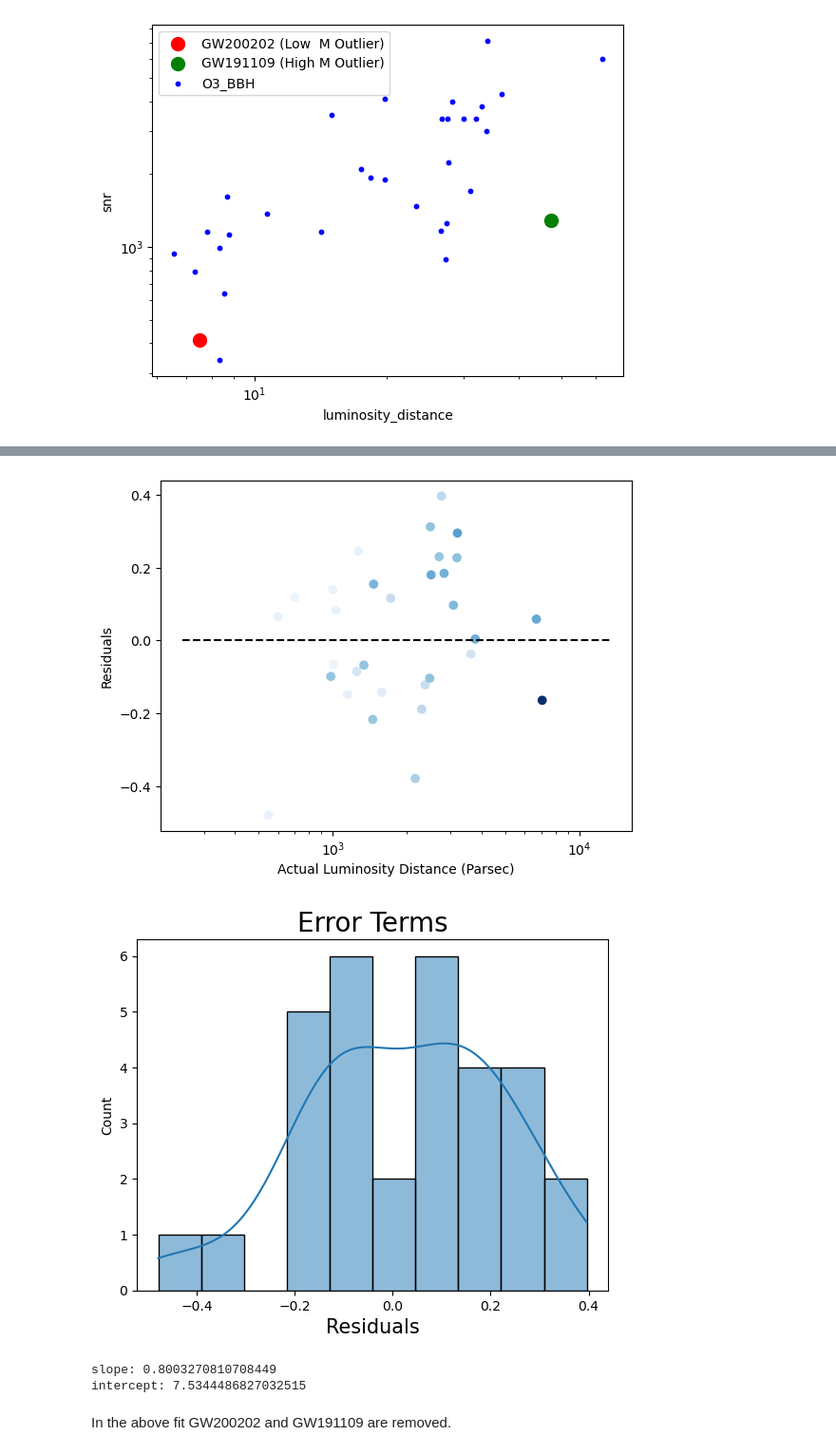
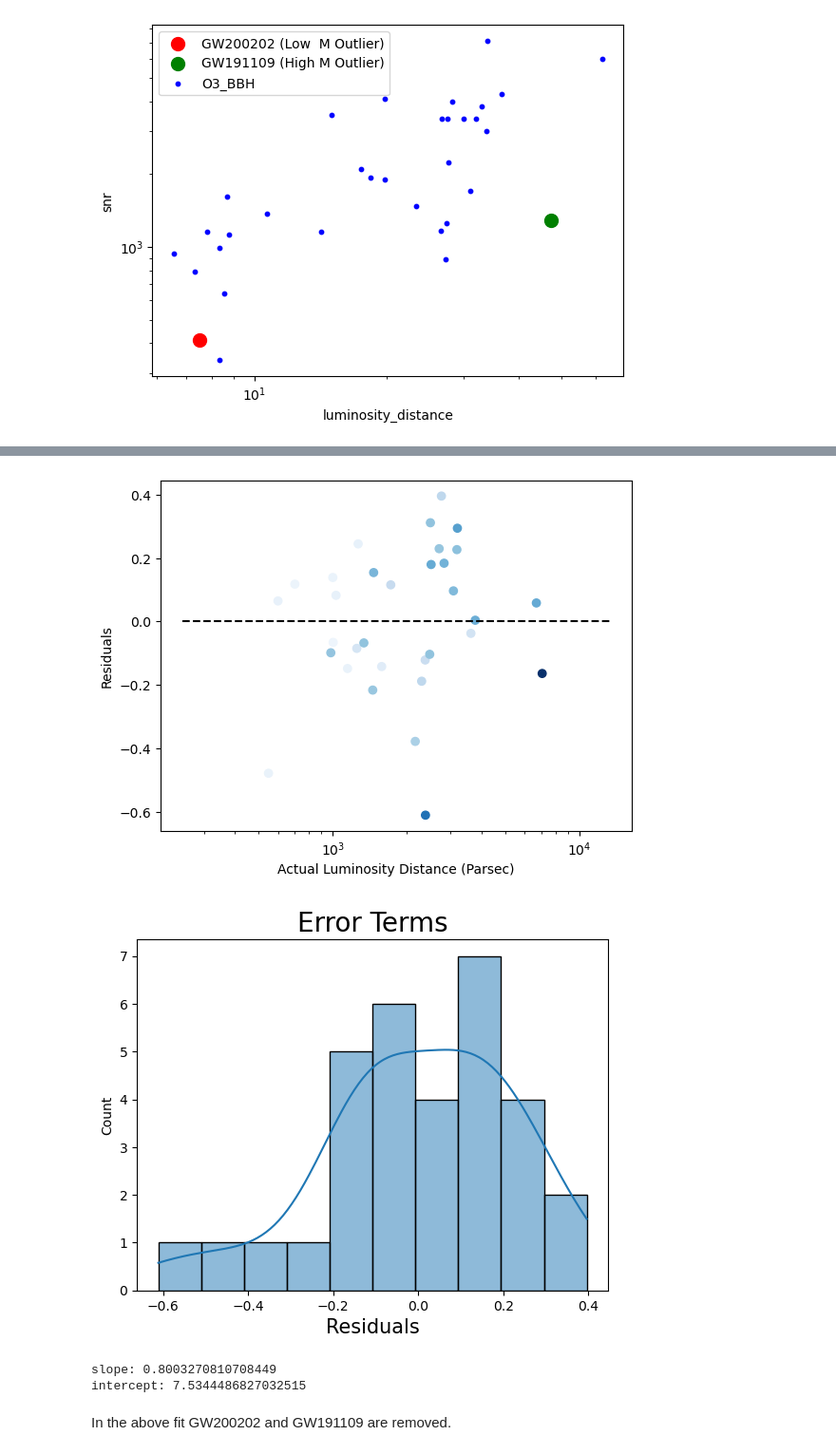
Before and after one commit to AndrewValentini/Gravitational-Waves-Research-23-24, a Jupyter notebook: Data Analysis/testing.ipynb, the cells around one changed output, grey strips where cells are left out. Shown at 95% size. Saved outputs shown, nothing was run; the diff lists cells and outputs as text; code cells hidden in the pictures.

Commit message:
graph editting

```diff
--- a/Data Analysis/testing.ipynb
+++ b/Data Analysis/testing.ipynb
@@ -156,9 +170,9 @@ plt.ylabel("$D_L$")
 Text(0, 0.5, '$D_L$')
 [figure]
 # %%
-cm1 = plt.colormaps['Blues']
+cm1 = plt.colormaps["coolwarm"]
 min_O4_mass = min(O4_BBH["chirp_mass"])
-sc = plt.scatter(O3_BBH["luminosity_distance"],O3_BBH["network_matched_filter_snr"], c = O3_BBH["chirp_mass"], cmap=cm1, vmin=min_O4_mass)
+sc = plt.scatter(O3_BBH["luminosity_distance"],O3_BBH["network_matched_filter_snr"], c = O3_BBH["chirp_mass"], cmap=cm1, vmin=min_O4_mass, vmax=70)
 
 coefficients = np.polyfit(O3_BBH["luminosity_distance"],O3_BBH["network_matched_filter_snr"], 2)
 fit_line_O3_BBH = np.poly1d(coefficients)
@@ -398,7 +412,7 @@ plt.show()
 [figure]
 [figure]
 # %%
-O3_BBH_df = O3_BBH[(O3_BBH["simple_name"] != "GW200202") & (O3_BBH["simple_name"] != "GW191109")]
+O3_BBH_df = O3_BBH[(O3_BBH["simple_name"] != "GW200202")] #& (O3_BBH["simple_name"] != "GW191109")]
 
 predicted_luminosity_distances = m * np.log(O3_BBH_df["chirp_mass_source"]) - np.log(O3_BBH_df["network_matched_filter_snr"]) + b
 
@@ -474,5 +488,5 @@ print(f"intercept: {b}")
-[figure, old version]
+[figure, new version]
-[figure, old version]
+[figure, new version]
 slope: 0.8003270810708449
 intercept: 7.5344486827032515
 # %% [markdown]
```
Also changed, not shown: parts of 18 cells of this notebook.
